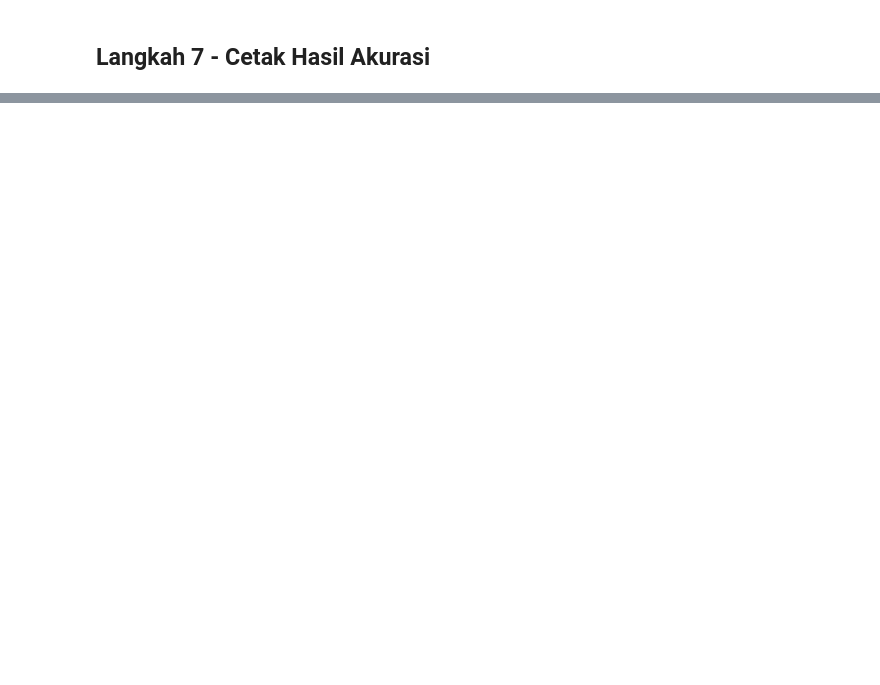
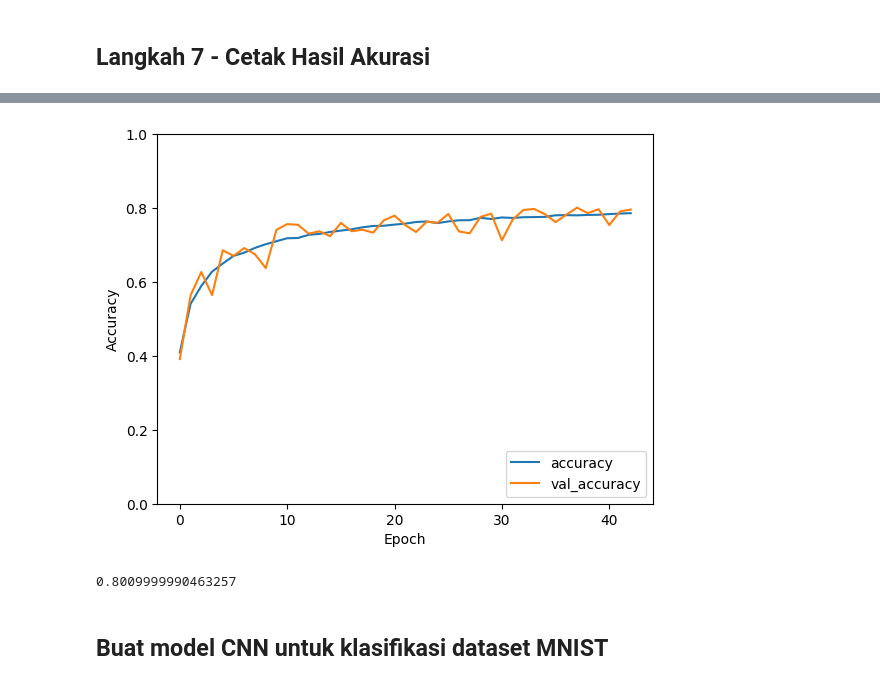
Before and after one commit to diaputr/machine-learning, a Jupyter notebook: Modul_11_CNN.ipynb, the cells around one changed output, grey strips where cells are left out. Saved outputs shown, nothing was run; the diff lists cells and outputs as text; code cells hidden in the pictures; blank space fills up the shorter version.

```diff
--- a/Modul_11_CNN.ipynb
+++ b/Modul_11_CNN.ipynb
@@ -266,0 +271,32 @@ print(test_acc)
+# %%
+model = models.Sequential()
+model.add(layers.Conv2D(32, (3, 3), activation='relu', input_shape=(32, 32, 3)))
+model.add(layers.BatchNormalization())
+model.add(layers.MaxPooling2D((2, 2)))
+model.add(layers.Dropout(0.25))
+
+model.add(layers.Conv2D(64, (3, 3), activation='relu'))
+model.add(layers.BatchNormalization())
+model.add(layers.MaxPooling2D((2, 2)))
+model.add(layers.Dropout(0.25))
+
+model.add(layers.Conv2D(128, (3, 3), activation='relu'))
+model.add(layers.BatchNormalization())
+model.add(layers.MaxPooling2D((2, 2)))
+model.add(layers.Dropout(0.25))
+# %%
+model.add(layers.Flatten())
+model.add(layers.Dense(256, activation='relu'))
+model.add(layers.BatchNormalization())
+model.add(layers.Dropout(0.5))
+model.add(layers.Dense(10, activation='softmax'))
+# %%
+model.compile(optimizer='adam', loss=tf.keras.losses.SparseCategoricalCrossentropy(from_logits=True), metrics=['accuracy'])
+# %%
+from keras.callbacks import EarlyStopping
+
+# Define EarlyStopping callback
+early_stopping = EarlyStopping(monitor='val_accuracy', patience=5, restore_best_weights=True)
+
+# Fit the model with EarlyStopping callback
+history = model.fit(train_images, train_labels, epochs=50, validation_data=(test_images, test_labels), batch_size=32, callbacks=[early_stopping])
@@ -266,0 +321,10 @@ print(test_acc)
+# %%
+plt.plot(history.history['accuracy'], label='accuracy')
+plt.plot(history.history['val_accuracy'], label = 'val_accuracy')
+plt.xlabel('Epoch')
+plt.ylabel('Accuracy')
+plt.ylim([0, 1])
+plt.legend(loc='lower right')
+
+test_loss, test_acc = model.evaluate(test_images, test_labels, verbose=2)
+# %% [output]
@@ -266,0 +332,7 @@ print(test_acc)
+[figure, added]
+# %%
+print(test_acc)
+# %% [output]
+0.8009999990463257
+# %% [markdown]
+## Buat model CNN untuk klasifikasi dataset MNIST
```
Also changed, not shown: parts of 23 cells of this notebook.
